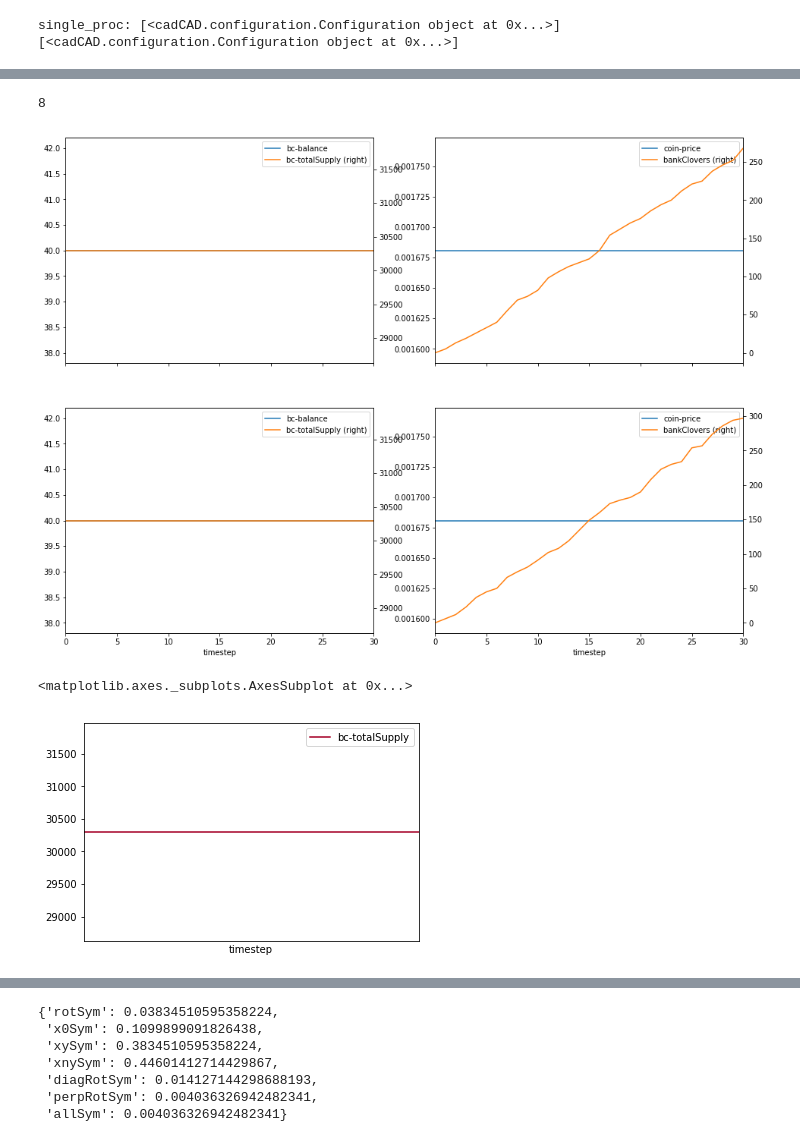
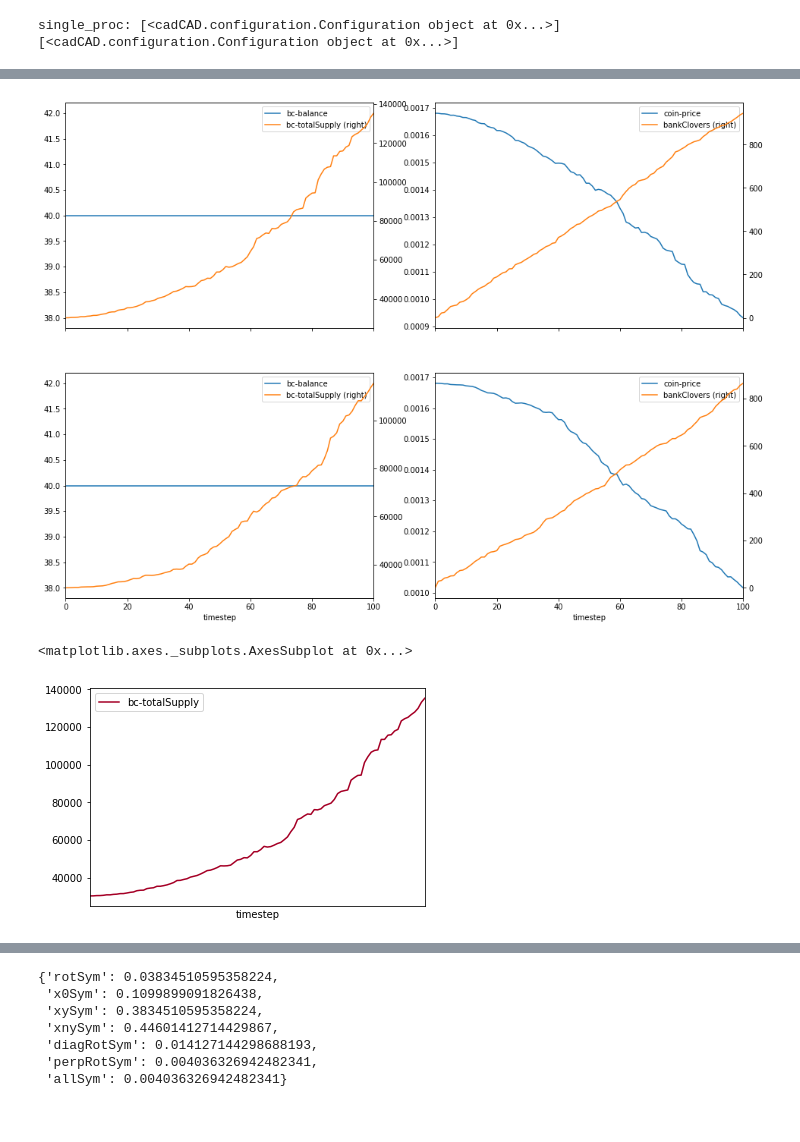
Before and after one commit to clovers-network/clovers-cadCAD, a Jupyter notebook: src/Clovers.network.ipynb, the cells around one changed output, grey strips where cells are left out. Saved outputs shown, nothing was run; the diff lists cells and outputs as text; code cells hidden in the pictures.

```diff
--- a/src/Clovers.network.ipynb
+++ b/src/Clovers.network.ipynb
@@ -31,7 +31,7 @@ params = {
 }
 
 simulation_parameters = {
-    'T': range(30),
+    'T': range(100),
     'N': num_runs,
     'M': params
 }
@@ -152,12 +152,3 @@ df
-# %%
-#foo = {'me': 0}
-
-foo['me'] += 1 if True else 0
-
-foo['me'] += 1
-foo['me']
-# %% [output]
-8
 # %%
 fig = plt.figure(figsize=(16,6*num_runs))
 axs = fig.subplots(num_runs, 2)
@@ -166,16 +157,16 @@ for run in range(0,num_runs):
     df[df.run == (run+1)].plot('timestep', ['bc-balance', 'bc-totalSupply'], secondary_y=['bc-totalSupply'], ax=axs[run,0])
     df[df.run == (run+1)].plot('timestep', ['coin-price', 'bankClovers'], secondary_y=['bankClovers'], ax=axs[run,1])
 # %% [output]
-[figure, old version]
+[figure, new version]
 # %%
 df_run = df[df.run == 1]
 df_run.plot('timestep', ['bc-totalSupply'], grid=False,
         xticks=[],
-        colormap = 'RdYlGn'#,
+        colormap = 'RdYlGn',
        )
 # %% [output]
 <matplotlib.axes._subplots.AxesSubplot at 0x...>
-[figure, old version]
+[figure, new version]
 # %%
 row_height = 5
 # set a figure with initial dimensions
```
Also changed, not shown: parts of 9 cells of this notebook.
